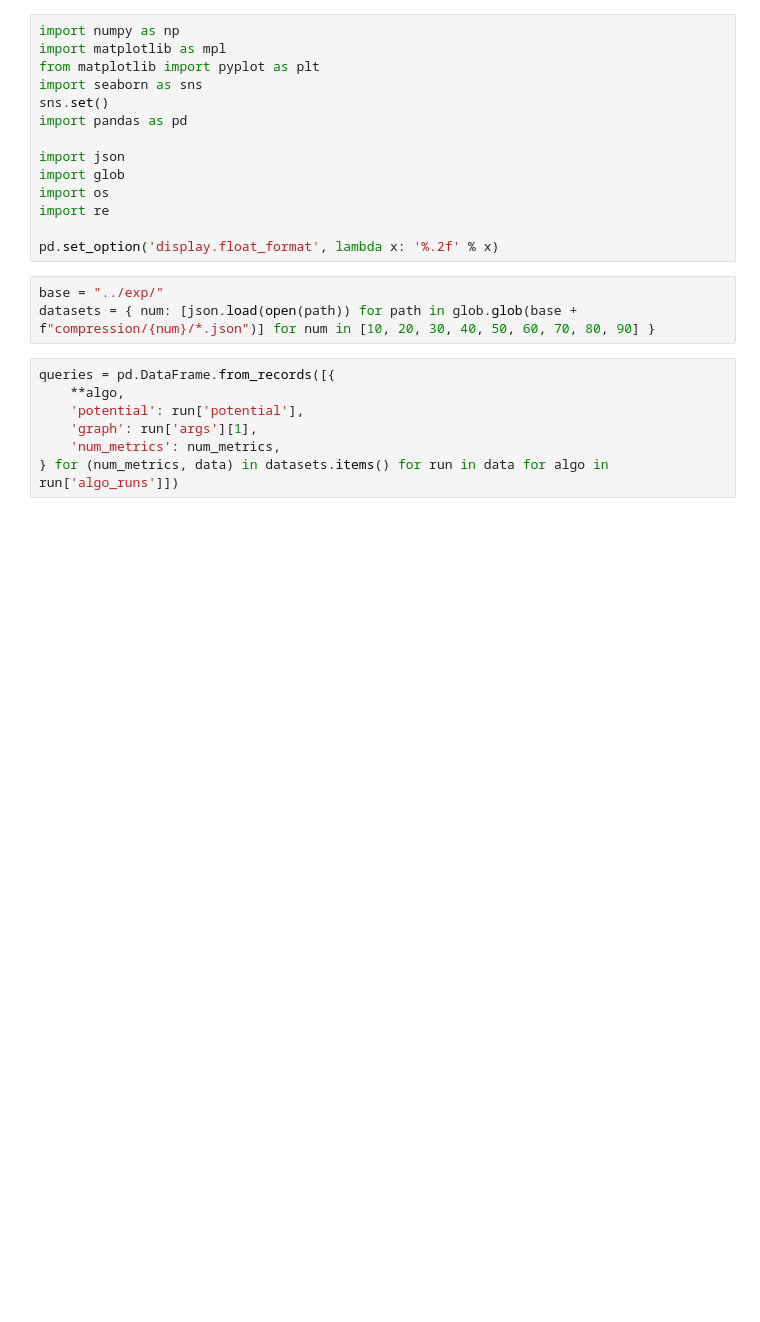
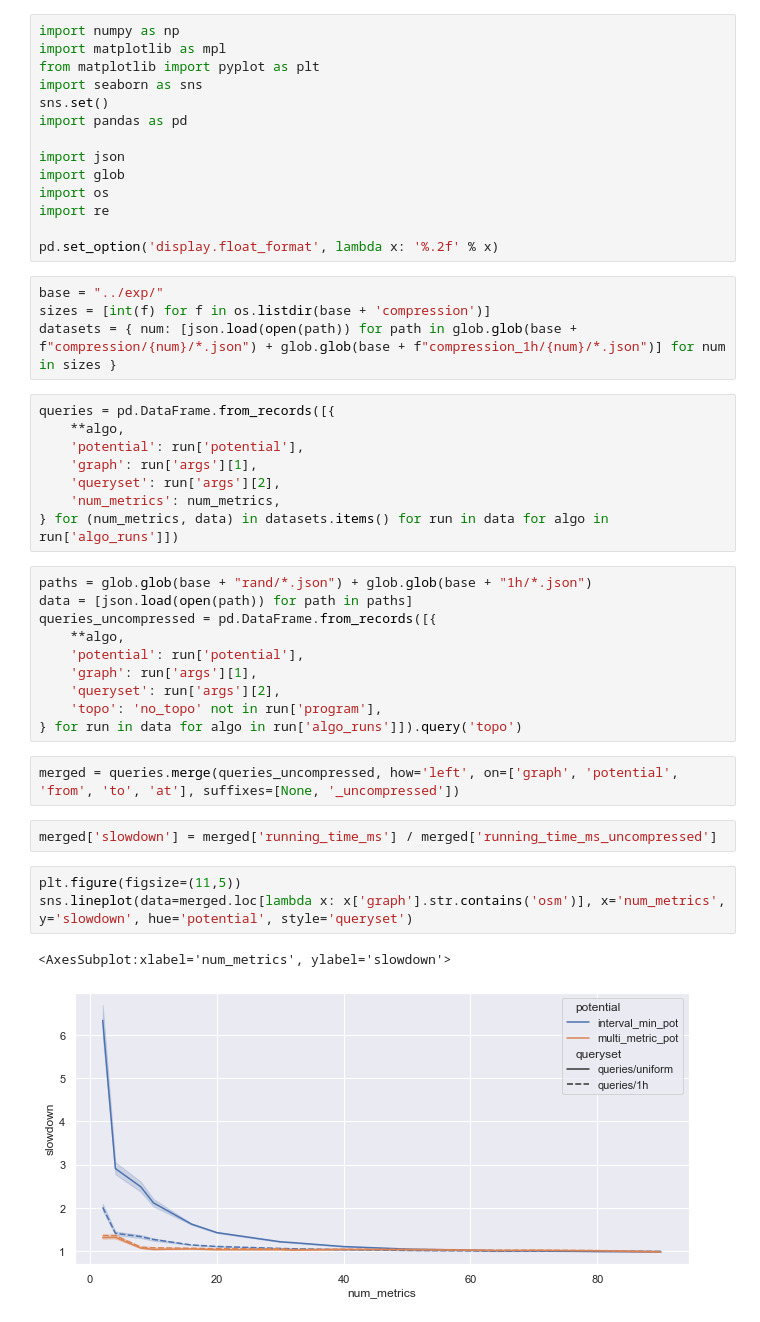
Before and after one commit to kit-algo/tdpot, a Jupyter notebook: eval/compression.ipynb, the cells around one changed output. Drawn from its saved outputs; the diff is of its cells as text; blank space fills up the shorter version.

```diff
--- a/eval/compression.ipynb
+++ b/eval/compression.ipynb
@@ -14,11 +14,33 @@ import re
 pd.set_option('display.float_format', lambda x: '%.2f' % x)
 # %%
 base = "../exp/"
-datasets = { num: [json.load(open(path)) for path in glob.glob(base + f"compression/{num}/*.json")] for num in [10, 20, 30, 40, 50, 60, 70, 80, 90] }
+sizes = [int(f) for f in os.listdir(base + 'compression')]
+datasets = { num: [json.load(open(path)) for path in glob.glob(base + f"compression/{num}/*.json") + glob.glob(base + f"compression_1h/{num}/*.json")] for num in sizes }
 # %%
 queries = pd.DataFrame.from_records([{
     **algo,
     'potential': run['potential'],
     'graph': run['args'][1],
+    'queryset': run['args'][2],
     'num_metrics': num_metrics,
 } for (num_metrics, data) in datasets.items() for run in data for algo in run['algo_runs']])
+# %%
+paths = glob.glob(base + "rand/*.json") + glob.glob(base + "1h/*.json")
+data = [json.load(open(path)) for path in paths]
+queries_uncompressed = pd.DataFrame.from_records([{
+    **algo,
+    'potential': run['potential'],
+    'graph': run['args'][1],
+    'queryset': run['args'][2],
+    'topo': 'no_topo' not in run['program'],
+} for run in data for algo in run['algo_runs']]).query('topo')
+# %%
+merged = queries.merge(queries_uncompressed, how='left', on=['graph', 'potential', 'from', 'to', 'at'], suffixes=[None, '_uncompressed'])
+# %%
+merged['slowdown'] = merged['running_time_ms'] / merged['running_time_ms_uncompressed']
+# %%
+plt.figure(figsize=(11,5))
+sns.lineplot(data=merged.loc[lambda x: x['graph'].str.contains('osm')], x='num_metrics', y='slowdown', hue='potential', style='queryset')
+# %% [output]
+<AxesSubplot:xlabel='num_metrics', ylabel='slowdown'>
+[figure, added]
```
Also changed, not shown: parts of 11 cells of this notebook, 3 other files.
